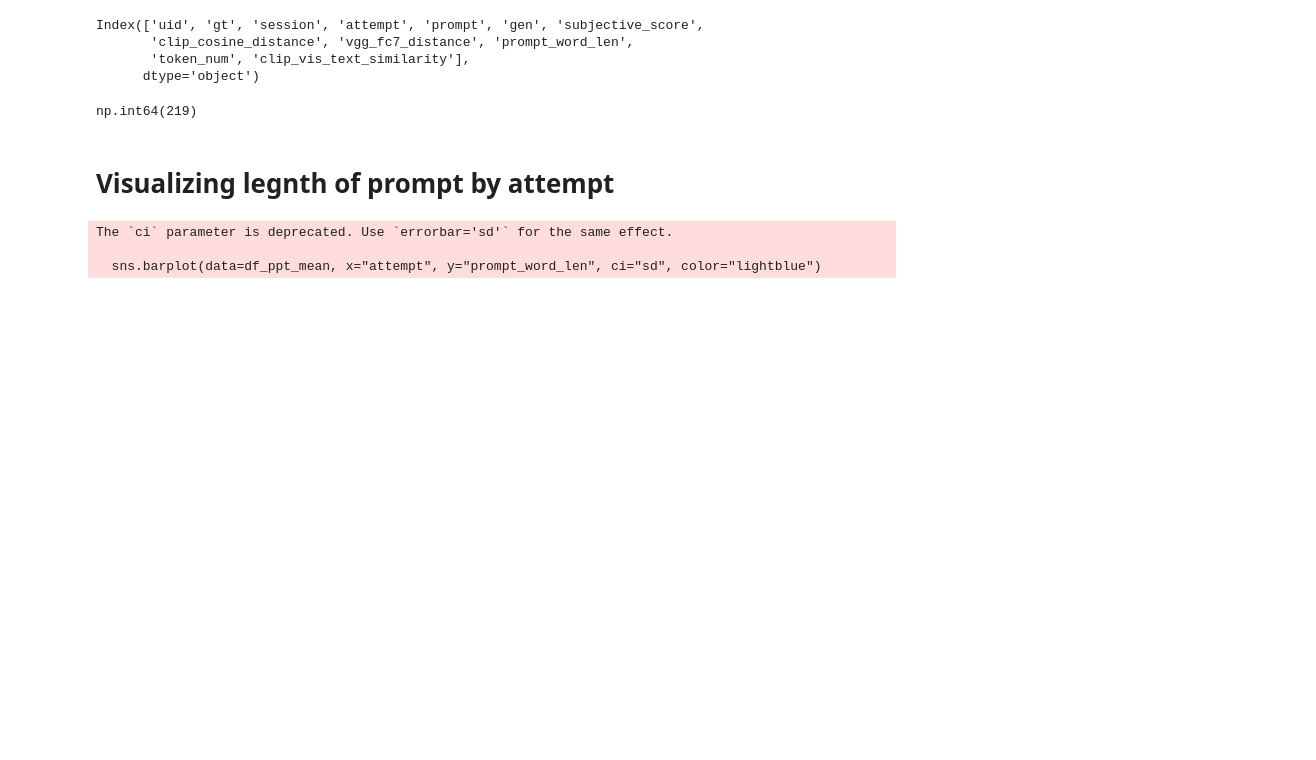
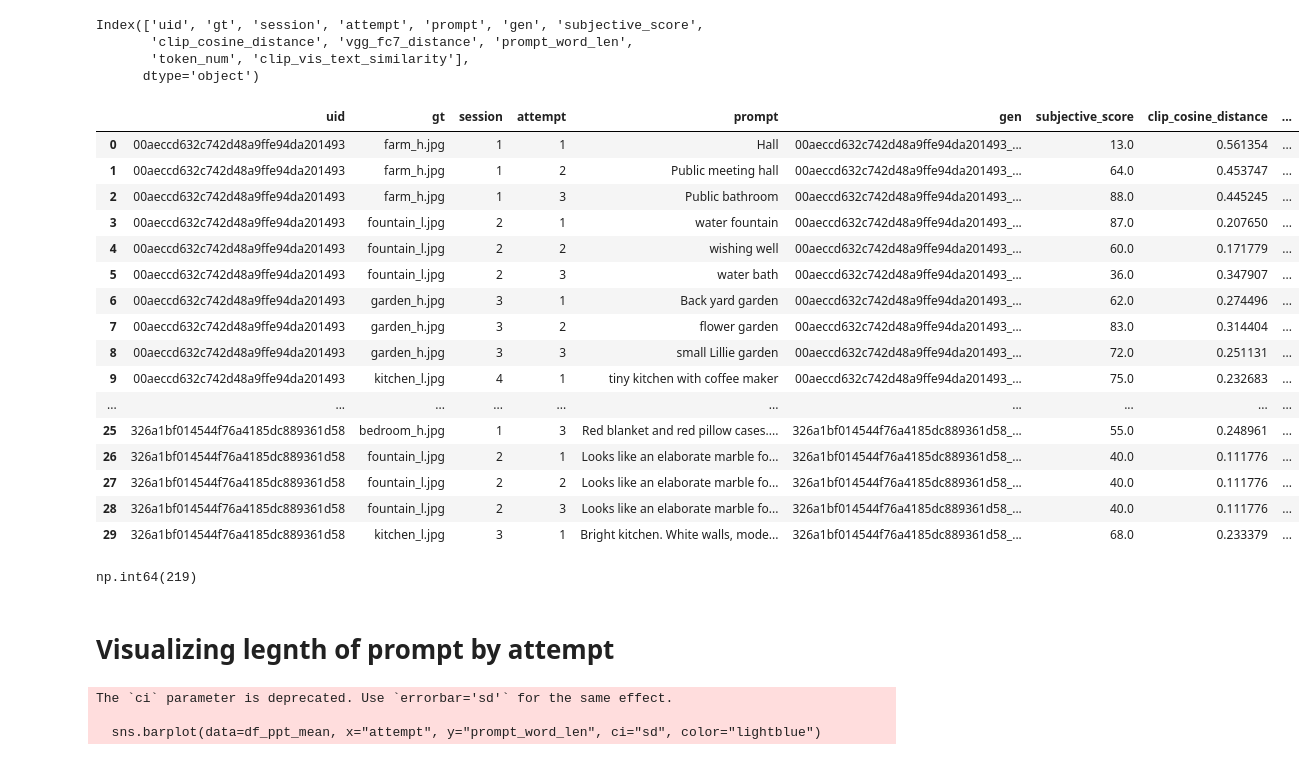
Before and after one commit to AnatKordon/Imagination_in_translation, a Jupyter notebook: analysis/plotting.ipynb, the cells around one changed output. Cells and saved outputs as stored; diff of their text form; code cells hidden in the pictures; blank space fills up the shorter version.

```diff
--- a/analysis/plotting.ipynb
+++ b/analysis/plotting.ipynb
@@ -18,6 +21,26 @@ Index(['uid', 'gt', 'session', 'attempt', 'prompt', 'gen', 'subjective_score',
        'clip_cosine_distance', 'vgg_fc7_distance', 'prompt_word_len',
        'token_num', 'clip_vis_text_similarity'],
       dtype='object')
+# %%
+df.head(30)
+# %% [output]
+|  | uid | gt | session | attempt | prompt | gen | subjective_score | clip_cosine_distance | ... |
+| 0 | 00aeccd632c742d48a9ffe94da201493 | farm_h.jpg | 1 | 1 | Hall | 00aeccd632c742d48a9ffe94da201493_... | 13.0 | 0.561354 | ... |
+| 1 | 00aeccd632c742d48a9ffe94da201493 | farm_h.jpg | 1 | 2 | Public meeting hall | 00aeccd632c742d48a9ffe94da201493_... | 64.0 | 0.453747 | ... |
+| 2 | 00aeccd632c742d48a9ffe94da201493 | farm_h.jpg | 1 | 3 | Public bathroom | 00aeccd632c742d48a9ffe94da201493_... | 88.0 | 0.445245 | ... |
+| 3 | 00aeccd632c742d48a9ffe94da201493 | fountain_l.jpg | 2 | 1 | water fountain | 00aeccd632c742d48a9ffe94da201493_... | 87.0 | 0.207650 | ... |
+| 4 | 00aeccd632c742d48a9ffe94da201493 | fountain_l.jpg | 2 | 2 | wishing well | 00aeccd632c742d48a9ffe94da201493_... | 60.0 | 0.171779 | ... |
+| 5 | 00aeccd632c742d48a9ffe94da201493 | fountain_l.jpg | 2 | 3 | water bath | 00aeccd632c742d48a9ffe94da201493_... | 36.0 | 0.347907 | ... |
+| 6 | 00aeccd632c742d48a9ffe94da201493 | garden_h.jpg | 3 | 1 | Back yard garden | 00aeccd632c742d48a9ffe94da201493_... | 62.0 | 0.274496 | ... |
+| 7 | 00aeccd632c742d48a9ffe94da201493 | garden_h.jpg | 3 | 2 | flower garden | 00aeccd632c742d48a9ffe94da201493_... | 83.0 | 0.314404 | ... |
+| 8 | 00aeccd632c742d48a9ffe94da201493 | garden_h.jpg | 3 | 3 | small Lillie garden | 00aeccd632c742d48a9ffe94da201493_... | 72.0 | 0.251131 | ... |
+| 9 | 00aeccd632c742d48a9ffe94da201493 | kitchen_l.jpg | 4 | 1 | tiny kitchen with coffee maker | 00aeccd632c742d48a9ffe94da201493_... | 75.0 | 0.232683 | ... |
+| ... | ... | ... | ... | ... | ... | ... | ... | ... | ... |
+| 25 | 326a1bf014544f76a4185dc889361d58 | bedroom_h.jpg | 1 | 3 | Red blanket and red pillow cases.... | 326a1bf014544f76a4185dc889361d58_... | 55.0 | 0.248961 | ... |
+| 26 | 326a1bf014544f76a4185dc889361d58 | fountain_l.jpg | 2 | 1 | Looks like an elaborate marble fo... | 326a1bf014544f76a4185dc889361d58_... | 40.0 | 0.111776 | ... |
+| 27 | 326a1bf014544f76a4185dc889361d58 | fountain_l.jpg | 2 | 2 | Looks like an elaborate marble fo... | 326a1bf014544f76a4185dc889361d58_... | 40.0 | 0.111776 | ... |
+| 28 | 326a1bf014544f76a4185dc889361d58 | fountain_l.jpg | 2 | 3 | Looks like an elaborate marble fo... | 326a1bf014544f76a4185dc889361d58_... | 40.0 | 0.111776 | ... |
+| 29 | 326a1bf014544f76a4185dc889361d58 | kitchen_l.jpg | 3 | 1 | Bright kitchen. White walls, mode... | 326a1bf014544f76a4185dc889361d58_... | 68.0 | 0.233379 | ... |
 # %%
 pd.set_option('display.max_colwidth', None)
 df['token_num'].max()
```
Also changed, not shown: parts of 7 cells of this notebook, 2 other files.
